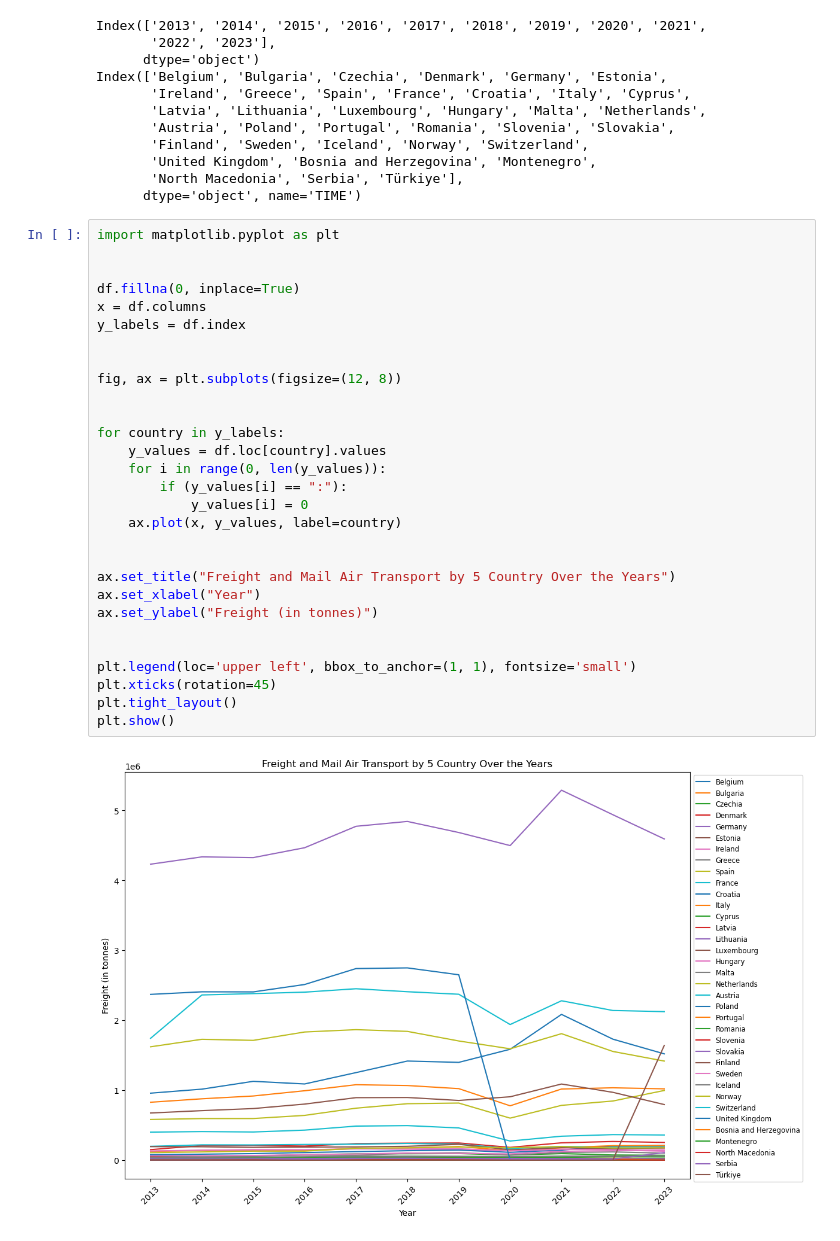
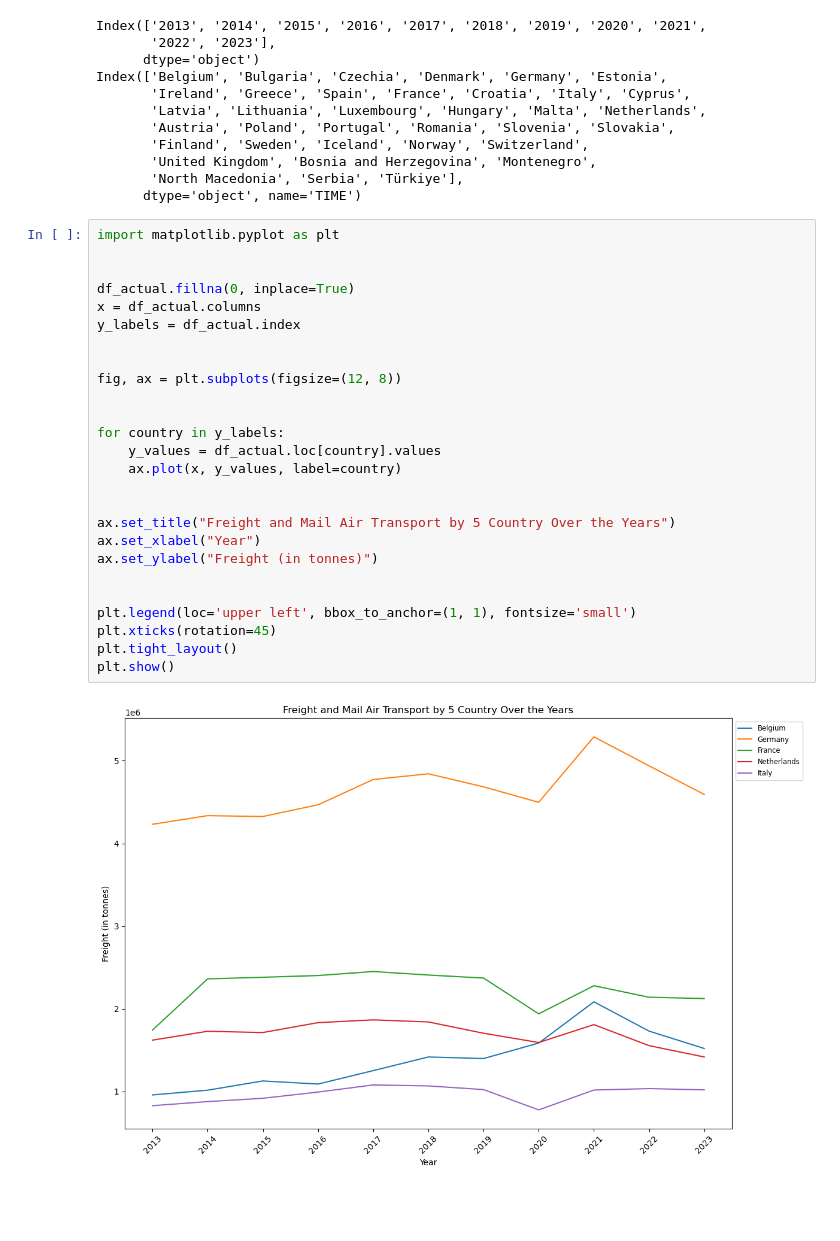
Before and after one commit to YJLinatTILTUD/TIL6022Group8, a Jupyter notebook: group assignment.ipynb, the cells around one changed output. Saved outputs shown, nothing was run; the diff lists cells and outputs as text; blank space fills up the shorter version.

```diff
--- a/group assignment.ipynb
+++ b/group assignment.ipynb
@@ -126,31 +126,28 @@ Index(['Belgium', 'Bulgaria', 'Czechia', 'Denmark', 'Germany', 'Estonia',
 # %%
 import matplotlib.pyplot as plt
 
 
-df.fillna(0, inplace=True)
-x = df.columns
-y_labels = df.index
+df_actual.fillna(0, inplace=True)
+x = df_actual.columns
+y_labels = df_actual.index
 
 
 fig, ax = plt.subplots(figsize=(12, 8))
 
 
 for country in y_labels:
-    y_values = df.loc[country].values
-    for i in range(0, len(y_values)):
-        if (y_values[i] == ":"):
-            y_values[i] = 0
+    y_values = df_actual.loc[country].values
     ax.plot(x, y_values, label=country)
 
 
 ax.set_title("Freight and Mail Air Transport by 5 Country Over the Years")
 ax.set_xlabel("Year")
 ax.set_ylabel("Freight (in tonnes)")
 
 
 plt.legend(loc='upper left', bbox_to_anchor=(1, 1), fontsize='small')
 plt.xticks(rotation=45)
 plt.tight_layout()
 plt.show()
 # %% [output]
-[figure, old version]
+[figure, new version]
```
Also changed, not shown: parts of 13 cells of this notebook, 1 other file.
